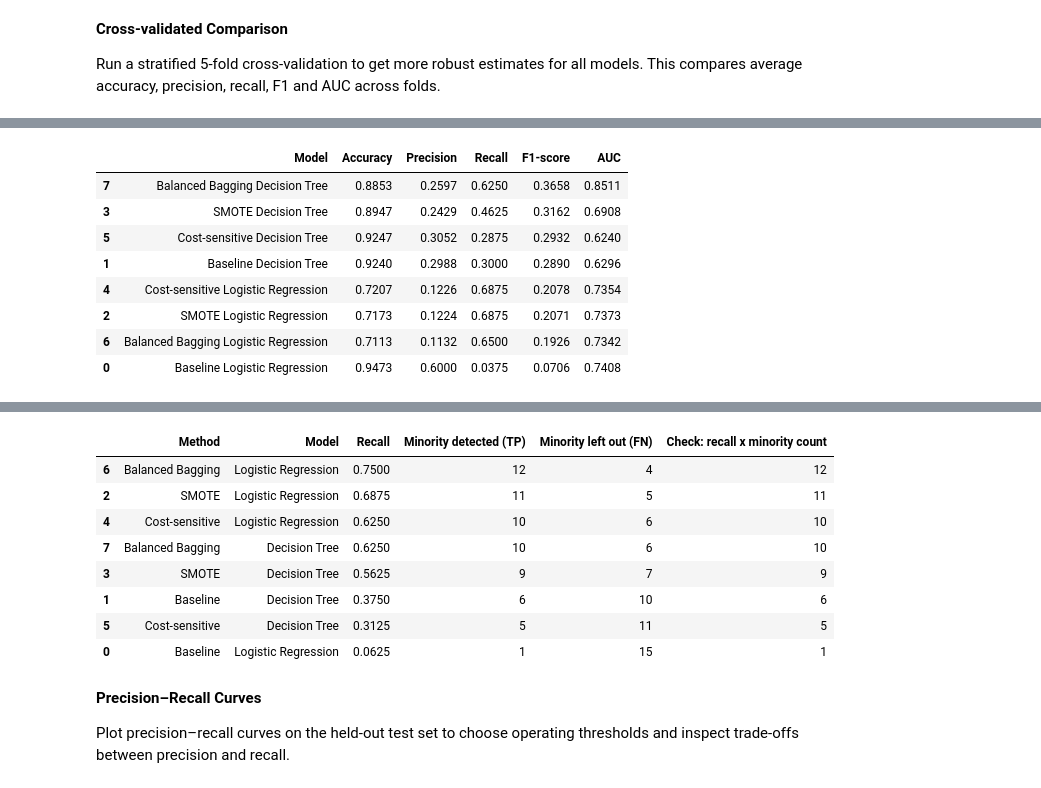
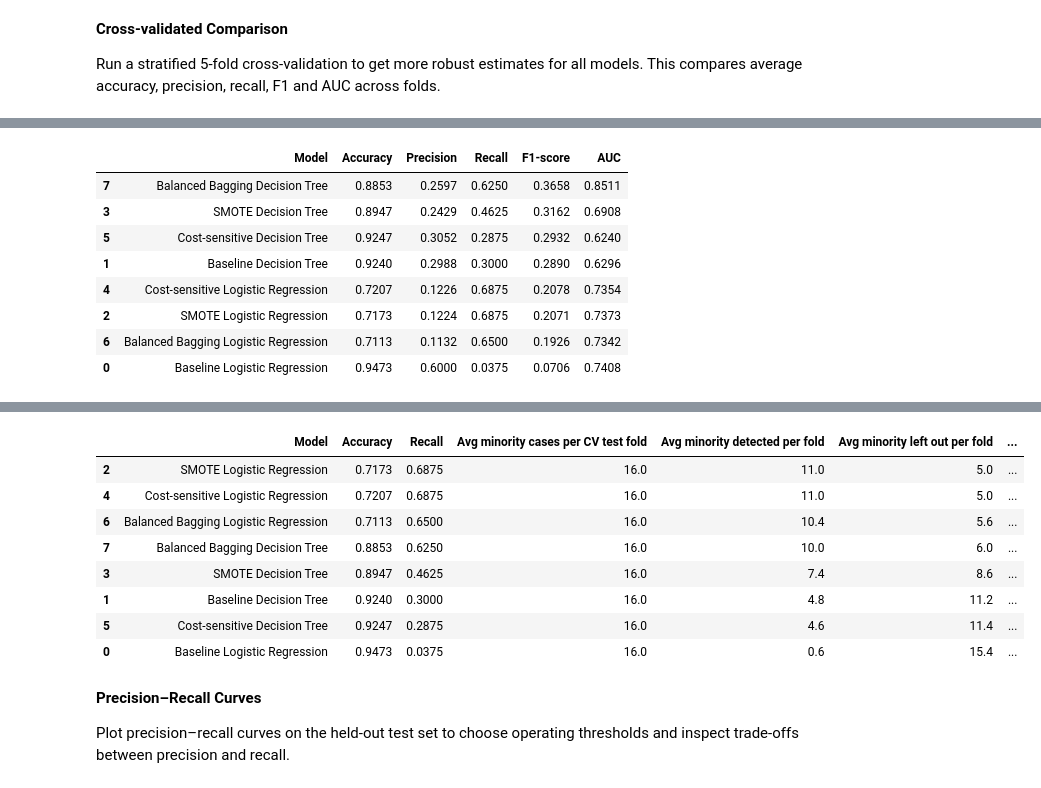
Before and after one commit to muzaffarizamuddin/machine_learning_assg_2, a Jupyter notebook: main.ipynb, the cells around one changed output, grey strips where cells are left out. Saved outputs shown, nothing was run; the diff lists cells and outputs as text; code cells hidden in the pictures.

Commit message:
updated tables

```diff
--- a/main.ipynb
+++ b/main.ipynb
@@ -928,6 +928,7 @@ display(all_comparison[cols].round(4))
 Run a stratified 5-fold cross-validation to get more robust estimates for all models. This compares average accuracy, precision, recall, F1 and AUC across folds.
 # %%
 # Cross-validated comparison (5-fold stratified) for all models
+from sklearn.base import clone
 from sklearn.model_selection import StratifiedKFold, cross_validate
 scoring = ['accuracy','precision','recall','f1','roc_auc']
 cv = StratifiedKFold(n_splits=5, shuffle=True, random_state=RANDOM_STATE)
@@ -941,9 +942,39 @@ models_for_cv = {
     'Balanced Bagging Logistic Regression': balanced_bagging_models['Logistic Regression'],
     'Balanced Bagging Decision Tree': balanced_bagging_models['Decision Tree'],
 }
+def take_rows(data, row_indices):
+    return data.iloc[row_indices] if hasattr(data, 'iloc') else data[row_indices]
+
+
 cv_results = []
+cv_detection_results = []
+total_minority_count = int((y == 1).sum())
+
+print(f'Full dataset size used in CV: {len(y)}')
+print(f'Majority cases in full dataset: {int((y == 0).sum())}')
+print(f'Minority cases in full dataset: {total_minority_count}')
+
 for name, model in models_for_cv.items():
     scores = cross_validate(model, X, y, cv=cv, scoring=scoring, n_jobs=1, return_train_score=False)
+
+    fold_tp = []
+    fold_fn = []
+    fold_minority = []
+    for train_idx, test_idx in cv.split(X, y):
+        fold_model = clone(model)
+        X_fold_train = take_rows(X, train_idx)
+        X_fold_test = take_rows(X, test_idx)
+        y_fold_train = take_rows(y, train_idx)
+        y_fold_test = take_rows(y, test_idx)
+
+        fold_model.fit(X_fold_train, y_fold_train)
+        y_fold_pred = fold_model.predict(X_fold_test)
+        tn, fp, fn, tp = confusion_matrix(y_fold_test, y_fold_pred, labels=[0, 1]).ravel()
+
+        fold_tp.append(tp)
+        fold_fn.append(fn)
+        fold_minority.append(tp + fn)
+
     cv_results.append({
         'Model': name,
         'Accuracy': scores['test_accuracy'].mean(),
@@ -952,29 +983,20 @@ for name, model in models_for_cv.items():
         'F1-score': scores['test_f1'].mean(),
         'AUC': scores['test_roc_auc'].mean(),
     })
+    cv_detection_results.append({
+        'Model': name,
+        'Accuracy': scores['test_accuracy'].mean(),
+        'Recall': scores['test_recall'].mean(),
+        'Avg minority cases per CV test fold': np.mean(fold_minority),
+        'Avg minority detected per fold': np.mean(fold_tp),
+        'Avg minority left out per fold': np.mean(fold_fn),
+        'Total minority detected across CV folds': np.sum(fold_tp),
+        'Total minority left out across CV folds': np.sum(fold_fn),
+    })
+
 cv_results_df = pd.DataFrame(cv_results).sort_values(by='F1-score', ascending=False)
 display(cv_results_df.round(4))
 
-test_minority_count = int((y_test == 1).sum())
-test_majority_count = int((y_test == 0).sum())
-
-print(f'Test set size: {len(y_test)}')
-print(f'Majority cases in test set: {test_majority_count}')
-print(f'Minority cases in test set: {test_minority_count}')
-
-test_detection_results = []
-for result in baseline_results + smote_results + cost_sensitive_results + balanced_bagging_results:
-    tn, fp, fn, tp = result['Confusion Matrix'].ravel()
-    method = result.get('Method', 'Baseline')
-    test_detection_results.append({
-        'Method': method,
-        'Model': result['Model'],
-        'Recall': result['Recall'],
-        'Minority detected (TP)': tp,
-        'Minority left out (FN)': fn,
-        'Check: recall x minority count': round(result['Recall'] * test_minority_count),
-    })
-
-test_detection_df = pd.DataFrame(test_detection_results).sort_values(by='Recall', ascending=False)
+test_detection_df = pd.DataFrame(cv_detection_results).sort_values(by='Recall', ascending=False)
 display(test_detection_df.round(4))
 # %% [output]
@@ -993,12 +1015,12 @@ Minority cases in test set: 16
-|  | Method | Model | Recall | Minority detected (TP) | Minority left out (FN) | Check: recall x minority count |
-| 6 | Balanced Bagging | Logistic Regression | 0.7500 | 12 | 4 | 12 |
-| 2 | SMOTE | Logistic Regression | 0.6875 | 11 | 5 | 11 |
-| 4 | Cost-sensitive | Logistic Regression | 0.6250 | 10 | 6 | 10 |
-| 7 | Balanced Bagging | Decision Tree | 0.6250 | 10 | 6 | 10 |
-| 3 | SMOTE | Decision Tree | 0.5625 | 9 | 7 | 9 |
-| 1 | Baseline | Decision Tree | 0.3750 | 6 | 10 | 6 |
-| 5 | Cost-sensitive | Decision Tree | 0.3125 | 5 | 11 | 5 |
-| 0 | Baseline | Logistic Regression | 0.0625 | 1 | 15 | 1 |
+|  | Model | Accuracy | Recall | Avg minority cases per CV test fold | Avg minority detected per fold | Avg minority left out per fold | ... |
+| 2 | SMOTE Logistic Regression | 0.7173 | 0.6875 | 16.0 | 11.0 | 5.0 | ... |
+| 4 | Cost-sensitive Logistic Regression | 0.7207 | 0.6875 | 16.0 | 11.0 | 5.0 | ... |
+| 6 | Balanced Bagging Logistic Regression | 0.7113 | 0.6500 | 16.0 | 10.4 | 5.6 | ... |
+| 7 | Balanced Bagging Decision Tree | 0.8853 | 0.6250 | 16.0 | 10.0 | 6.0 | ... |
+| 3 | SMOTE Decision Tree | 0.8947 | 0.4625 | 16.0 | 7.4 | 8.6 | ... |
+| 1 | Baseline Decision Tree | 0.9240 | 0.3000 | 16.0 | 4.8 | 11.2 | ... |
+| 5 | Cost-sensitive Decision Tree | 0.9247 | 0.2875 | 16.0 | 4.6 | 11.4 | ... |
+| 0 | Baseline Logistic Regression | 0.9473 | 0.0375 | 16.0 | 0.6 | 15.4 | ... |
 # %% [markdown]
 **Precision–Recall Curves**
 
```
Also changed, not shown: parts of 1 cell of this notebook.
